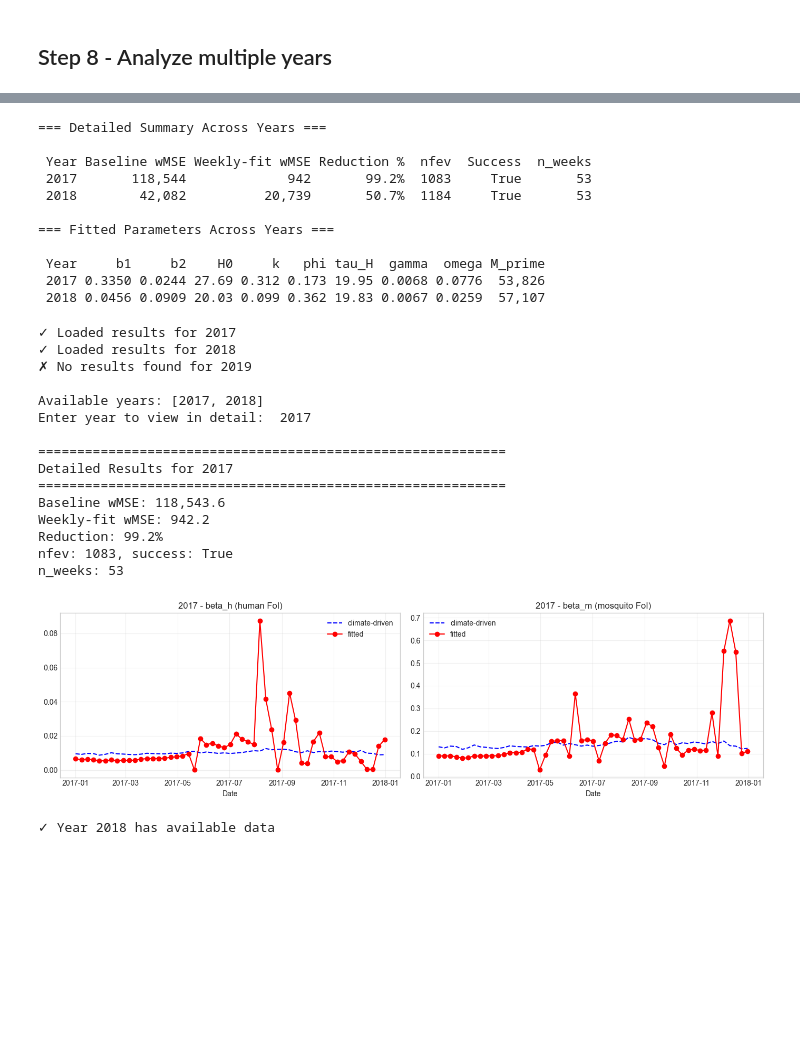
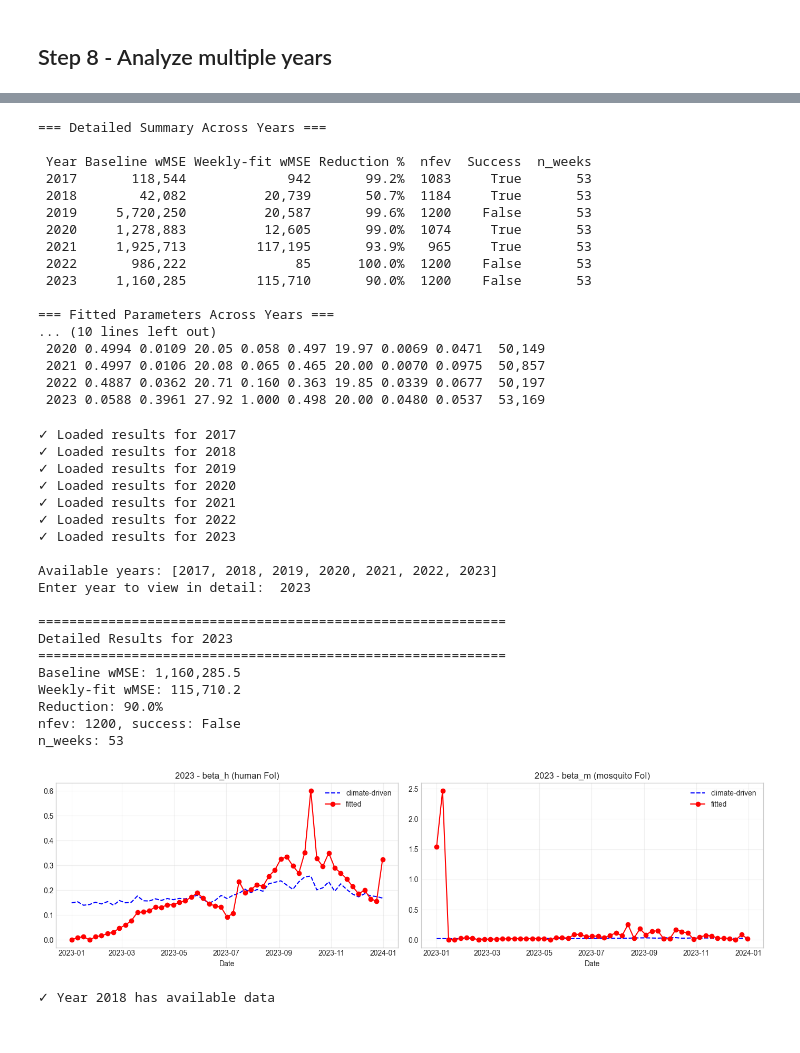
Before and after one commit to RaphaLevy/Study_on_malaria_dynamics_v2, a Jupyter notebook: models/seirs_sei/lmfit_optimization/Weekly_Beta_Calibration.ipynb, the cells around one changed output, grey strips where cells are left out. Cells and saved outputs as stored; diff of their text form; code cells hidden in the pictures; blank space fills up the shorter version.

Commit message:
Updates files to consider all years of analysis

```diff
--- a/models/seirs_sei/lmfit_optimization/Weekly_Beta_Calibration.ipynb
+++ b/models/seirs_sei/lmfit_optimization/Weekly_Beta_Calibration.ipynb
@@ -65,0 +42,23 @@ Initial mosquito compartments in 2017: M=83690, S_M=76994, E_M=5022, I_M=1674
+# %%
+# ---------------------------------------------------------------------------
+# Year Configuration
+# ---------------------------------------------------------------------------
+# Set the year you want to analyze (must have available data)
+YEAR = 2022  # Change this to any year with available data (e.g., 2018, 2019, etc.)
+
+# Validate year has data
+try:
+    obs = observed_for_year(YEAR)
+    if len(obs) == 0:
+        raise ValueError(f"No case data for year {YEAR}")
+    start = f"{YEAR}-01-01"
+    end = f"{YEAR}-12-31"
+    clim = climate_data[
+        (climate_data["date"] >= start) & (climate_data["date"] <= end)
+    ]
+    if len(clim) == 0:
+        raise ValueError(f"No climate data for year {YEAR}")
+    print(f"✓ Year {YEAR} has available data")
+except Exception as e:
+    print(f"✗ Error: {e}")
+    print(f"Available years: {sorted(rural_cases_df['date'].dt.year.unique())}")
@@ -300,7 +304,7 @@ if res:
 # %% [markdown]
 ## Step 8 - Analyze multiple years
 # %%
-YEARS_TO_ANALYZE = [2017, 2018]
+YEARS_TO_ANALYZE = [2017, 2018, 2019, 2020, 2021, 2022, 2023]  # Add more years as needed
 
 results_summary = []
 for year in YEARS_TO_ANALYZE:
@@ -536,19 +546,25 @@ if len(all_results) > 0:
  Year Baseline wMSE Weekly-fit wMSE Reduction %  nfev  Success  n_weeks
  2017       118,544             942       99.2%  1083     True       53
  2018        42,082          20,739       50.7%  1184     True       53
+ 2019     5,720,250          20,587       99.6%  1200    False       53
+ 2020     1,278,883          12,605       99.0%  1074     True       53
+ 2021     1,925,713         117,195       93.9%   965     True       53
+ 2022       986,222              85      100.0%  1200    False       53
+ 2023     1,160,285         115,710       90.0%  1200    False       53
 
 === Fitted Parameters Across Years ===
-
- Year     b1     b2    H0     k   phi tau_H  gamma  omega M_prime
- 2017 0.3350 0.0244 27.69 0.312 0.173 19.95 0.0068 0.0776  53,826
- 2018 0.0456 0.0909 20.03 0.099 0.362 19.83 0.0067 0.0259  57,107
+... (10 lines left out)
+ 2020 0.4994 0.0109 20.05 0.058 0.497 19.97 0.0069 0.0471  50,149
+ 2021 0.4997 0.0106 20.08 0.065 0.465 20.00 0.0070 0.0975  50,857
+ 2022 0.4887 0.0362 20.71 0.160 0.363 19.85 0.0339 0.0677  50,197
+ 2023 0.0588 0.3961 27.92 1.000 0.498 20.00 0.0480 0.0537  53,169
 # %%
 # ---------------------------------------------------------------------------
 # Interactive Year Viewer
 # ---------------------------------------------------------------------------
 
 # First, make sure we have results for all years
-YEARS_TO_ANALYZE = [2017, 2018, 2019]  # Add years as needed
+YEARS_TO_ANALYZE = [2017, 2018, 2019, 2020, 2021, 2022, 2023]  # Add years as needed
 
 # Load existing results (or run fits if needed)
 available_results = {}
@@ -585,42 +601,46 @@ if available_results:
         bh_cli = np.array(res['beta_h_weekly_climate'])
         bm_cli = np.array(res['beta_m_weekly_climate'])
 
         fig, axes = plt.subplots(1, 2, figsize=(14, 4))
 
         for ax, name, fit, cli in [
             (axes[0], 'beta_h (human FoI)', bh_fit, bh_cli),
             (axes[1], 'beta_m (mosquito FoI)', bm_fit, bm_cli),
         ]:
             dates_year = observed_for_year(YEAR)['date']
             week_starts = dates_year[::7][:len(fit)]
             ax.plot(week_starts, cli, 'b--', label='climate-driven')
             ax.plot(week_starts, fit, 'r-o', label='fitted')
             ax.set_title(f'{YEAR} - {name}')
             ax.set_xlabel('Date')
             ax.legend()
             ax.grid(True, alpha=0.3)
 
         plt.tight_layout()
         plt.show()
     else:
         print(f"Year {selected_year} not available")
 # %% [output]
 ✓ Loaded results for 2017
 ✓ Loaded results for 2018
-✗ No results found for 2019
+✓ Loaded results for 2019
+✓ Loaded results for 2020
+✓ Loaded results for 2021
+✓ Loaded results for 2022
+✓ Loaded results for 2023
 
-Available years: [2017, 2018]
-Enter year to view in detail:  2017
+Available years: [2017, 2018, 2019, 2020, 2021, 2022, 2023]
+Enter year to view in detail:  2023
 
 ============================================================
-Detailed Results for 2017
+Detailed Results for 2023
 ============================================================
-Baseline wMSE: 118,543.6
-Weekly-fit wMSE: 942.2
-Reduction: 99.2%
-nfev: 1083, success: True
+Baseline wMSE: 1,160,285.5
+Weekly-fit wMSE: 115,710.2
+Reduction: 90.0%
+nfev: 1200, success: False
 n_weeks: 53
-[figure, old version]
+[figure, new version]
 # %%
 YEAR = 2018  # Change this to any year with available data (e.g., 2018, 2019, etc.)
 
```
Also changed, not shown: parts of 13 cells of this notebook, 9 other files.
